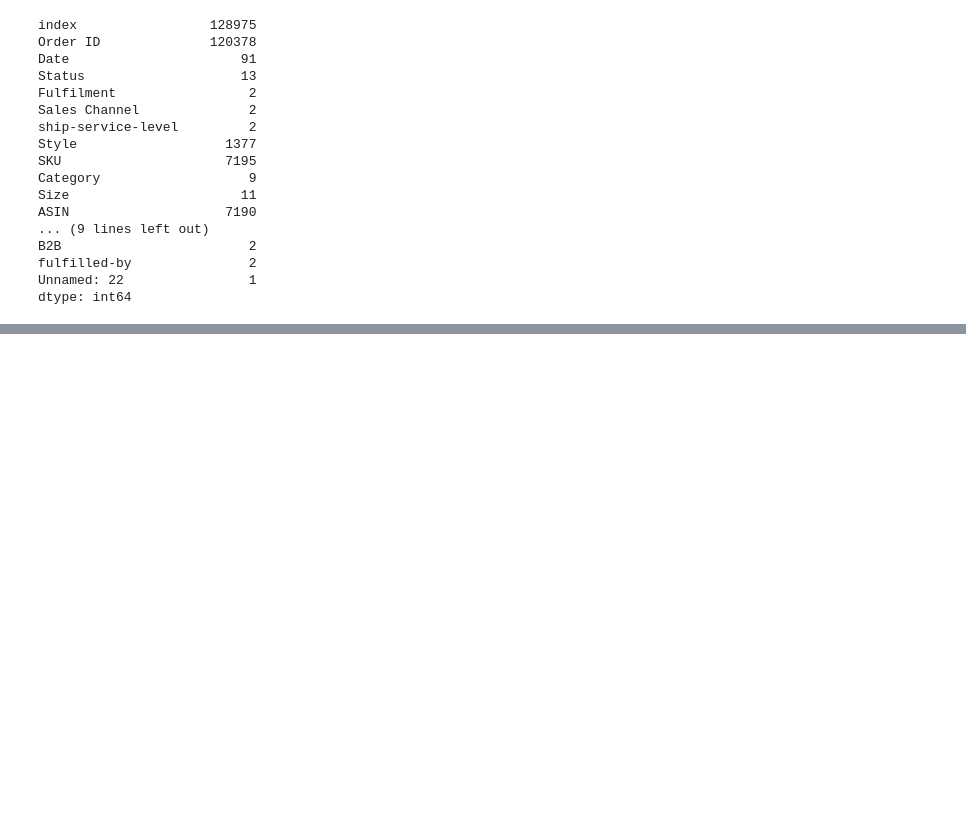
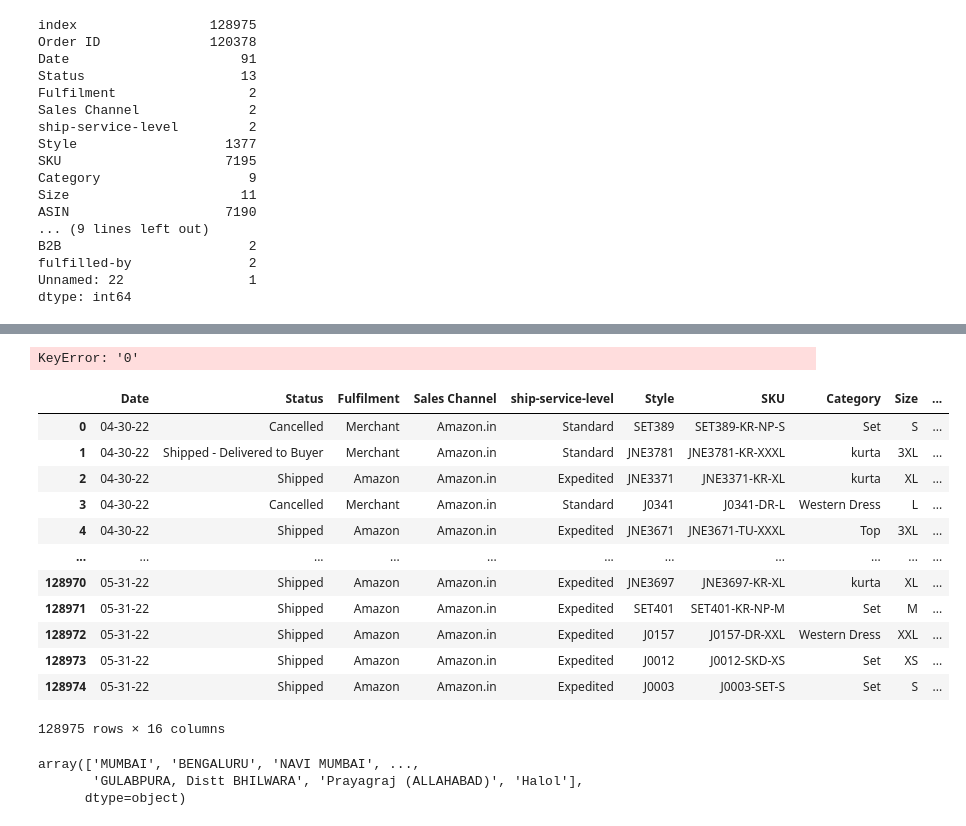
Before and after one commit to Abednego-py/E-commerce-Data-Analysis-Seaborn-, a Jupyter notebook: E-commerce Sales Analysis.ipynb, the cells around one changed output, grey strips where cells are left out. Cells and saved outputs as stored; diff of their text form; code cells hidden in the pictures; blank space fills up the shorter version.

```diff
--- a/E-commerce Sales Analysis.ipynb
+++ b/E-commerce Sales Analysis.ipynb
@@ -167,3 +147,12 @@ dtype: int64
+# %%
+df['fulfilled-by'] = df['fulfilled-by'].fillna('Unknown')
+df['promotion-ids'] = df['promotion-ids'].fillna('Unknown')
+df['Amount'] = df['Amount'].fillna(0)
+df['Courier Status'] = df['Courier Status'].str.replace('Unknown', 'Cancelled')
+df['ship-city'] = df['ship-city'].fillna(method = 'ffill')
+df['ship-country'] = df['ship-country'].fillna(method = 'ffill')
+df['ship-state'] = df['ship-state'].fillna(method = 'ffill')
+df['ship-postal-code'] = df['ship-postal-code'].fillna(method = 'ffill')
 # %%
 df.drop(columns= ['index', 'Order ID', 'Unnamed: 22', 'currency'], inplace=True)
 # %%
@@ -176,0 +229,26 @@ df.drop(columns= ['index', 'Order ID', 'Unnamed: 22', 'currency'], inplace=True)
+# %%
+test_df.sort_values(by = '0')
+# %% [output]
+KeyError: '0'
+# %%
+df.select_dtypes('object')
+# %% [output]
+|  | Date | Status | Fulfilment | Sales Channel | ship-service-level | Style | SKU | Category | Size | ... |
+| 0 | 04-30-22 | Cancelled | Merchant | Amazon.in | Standard | SET389 | SET389-KR-NP-S | Set | S | ... |
+| 1 | 04-30-22 | Shipped - Delivered to Buyer | Merchant | Amazon.in | Standard | JNE3781 | JNE3781-KR-XXXL | kurta | 3XL | ... |
+| 2 | 04-30-22 | Shipped | Amazon | Amazon.in | Expedited | JNE3371 | JNE3371-KR-XL | kurta | XL | ... |
+| 3 | 04-30-22 | Cancelled | Merchant | Amazon.in | Standard | J0341 | J0341-DR-L | Western Dress | L | ... |
+| 4 | 04-30-22 | Shipped | Amazon | Amazon.in | Expedited | JNE3671 | JNE3671-TU-XXXL | Top | 3XL | ... |
+| ... | ... | ... | ... | ... | ... | ... | ... | ... | ... | ... |
+| 128970 | 05-31-22 | Shipped | Amazon | Amazon.in | Expedited | JNE3697 | JNE3697-KR-XL | kurta | XL | ... |
+| 128971 | 05-31-22 | Shipped | Amazon | Amazon.in | Expedited | SET401 | SET401-KR-NP-M | Set | M | ... |
+| 128972 | 05-31-22 | Shipped | Amazon | Amazon.in | Expedited | J0157 | J0157-DR-XXL | Western Dress | XXL | ... |
+| 128973 | 05-31-22 | Shipped | Amazon | Amazon.in | Expedited | J0012 | J0012-SKD-XS | Set | XS | ... |
+| 128974 | 05-31-22 | Shipped | Amazon | Amazon.in | Expedited | J0003 | J0003-SET-S | Set | S | ... |
+128975 rows × 16 columns
+# %%
+df['ship-city'].unique().
+# %% [output]
+array(['MUMBAI', 'BENGALURU', 'NAVI MUMBAI', ...,
+       'GULABPURA, Distt BHILWARA', 'Prayagraj (ALLAHABAD)', 'Halol'],
+      dtype=object)
```
Also changed, not shown: parts of 15 cells of this notebook.
